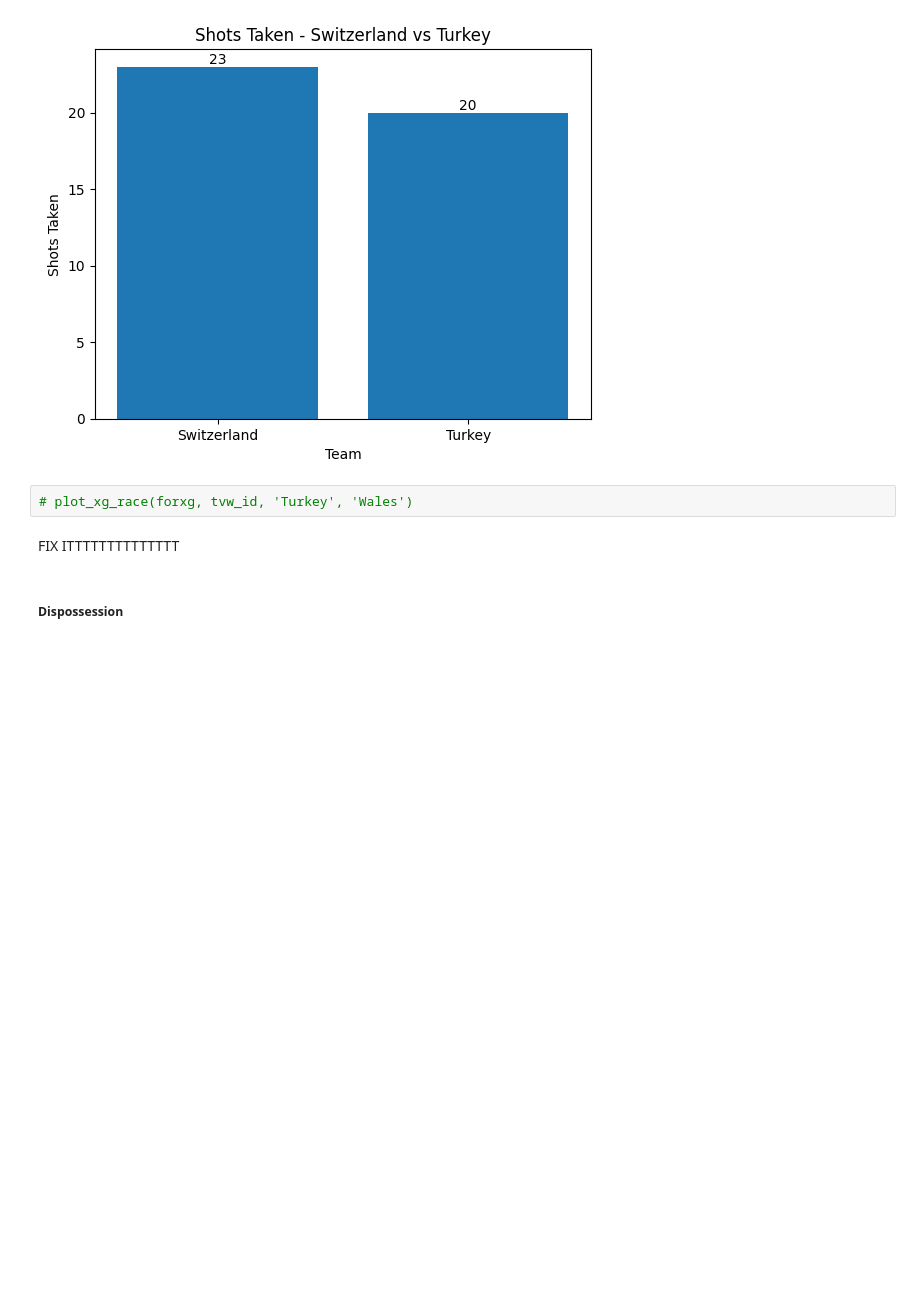
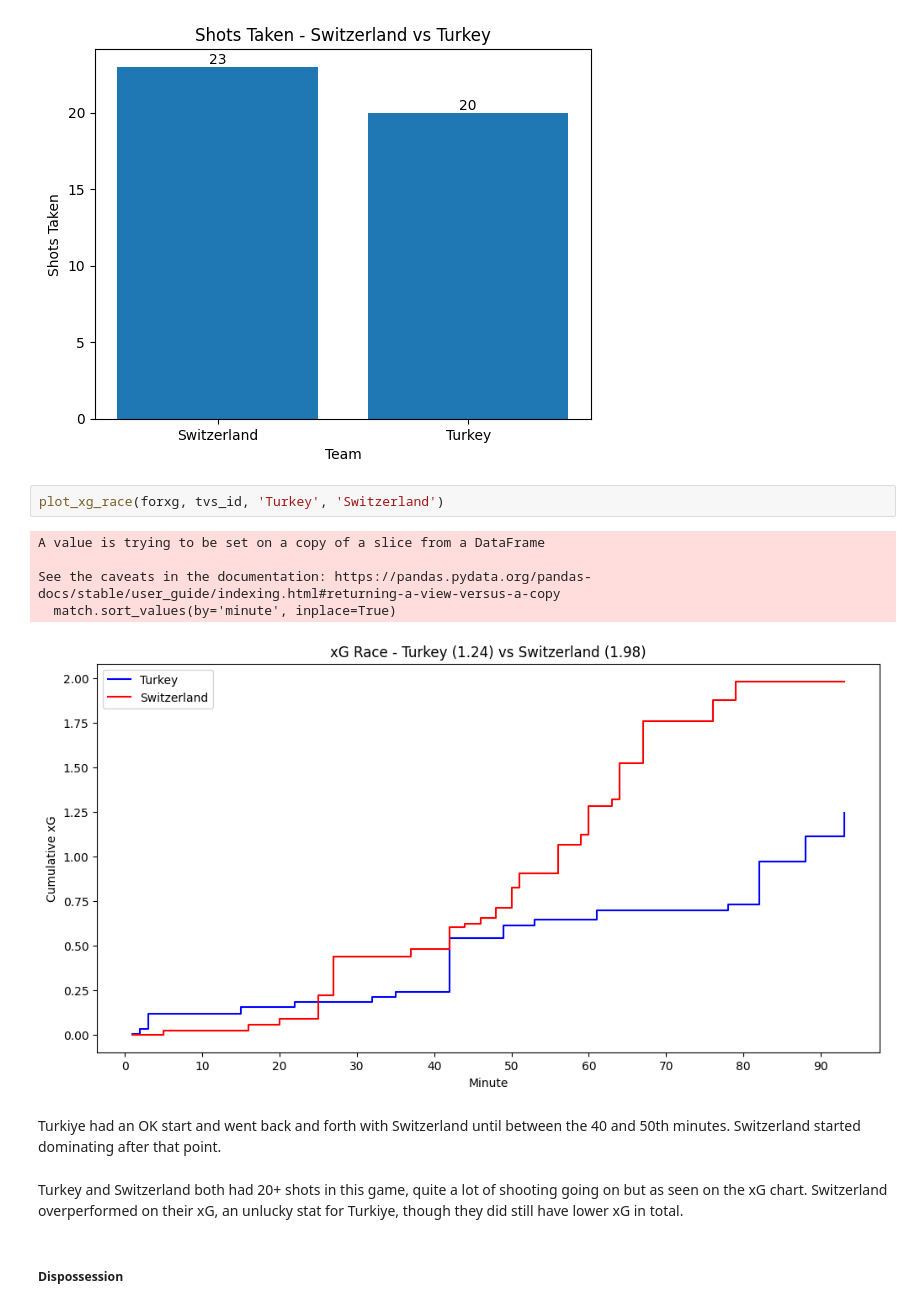
Before and after one commit to yyusufcoskun/Turkiye-EURO-2020-Analysis, a Jupyter notebook: main.ipynb, the cells around one changed output. Drawn from its saved outputs; the diff is of its cells as text; blank space fills up the shorter version.

```diff
--- a/main.ipynb
+++ b/main.ipynb
@@ -1126,10 +1131,18 @@ shotmap(tvs_id, forxg, 'Switzerland')
 plot_bar(tvs_id, shot_count_by_match, 'shot_count', "Shots Taken")
 # %% [output]
 [figure]
-# %%
-# plot_xg_race(forxg, tvw_id, 'Turkey', 'Wales')
-# %% [markdown]
-FIX ITTTTTTTTTTTTTT
+# %%
+plot_xg_race(forxg, tvs_id, 'Turkey', 'Switzerland')
+# %% [output]
+A value is trying to be set on a copy of a slice from a DataFrame
+
+See the caveats in the documentation: https://pandas.pydata.org/pandas-docs/stable/user_guide/indexing.html#returning-a-view-versus-a-copy
+  match.sort_values(by='minute', inplace=True)
+[figure, added]
+# %% [markdown]
+Turkiye had an OK start and went back and forth with Switzerland until between the 40 and 50th minutes. Switzerland started dominating after that point.
+# %% [markdown]
+Turkey and Switzerland both had 20+ shots in this game, quite a lot of shooting going on but as seen on the xG chart. Switzerland overperformed on their xG, an unlucky stat for Turkiye, though they did still have lower xG in total.
 # %% [markdown]
 <h5> <b> Dispossession
 # %%
```
Also changed, not shown: parts of 5 cells of this notebook.
